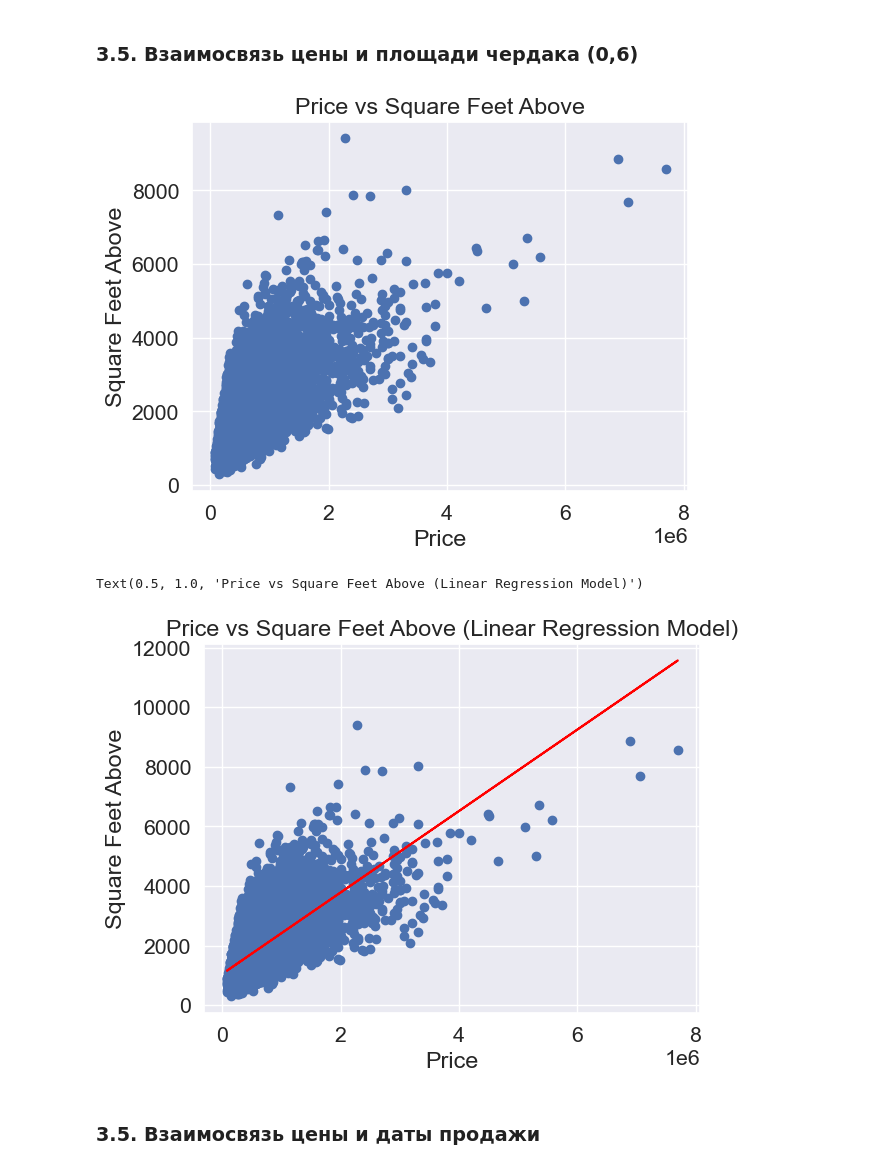
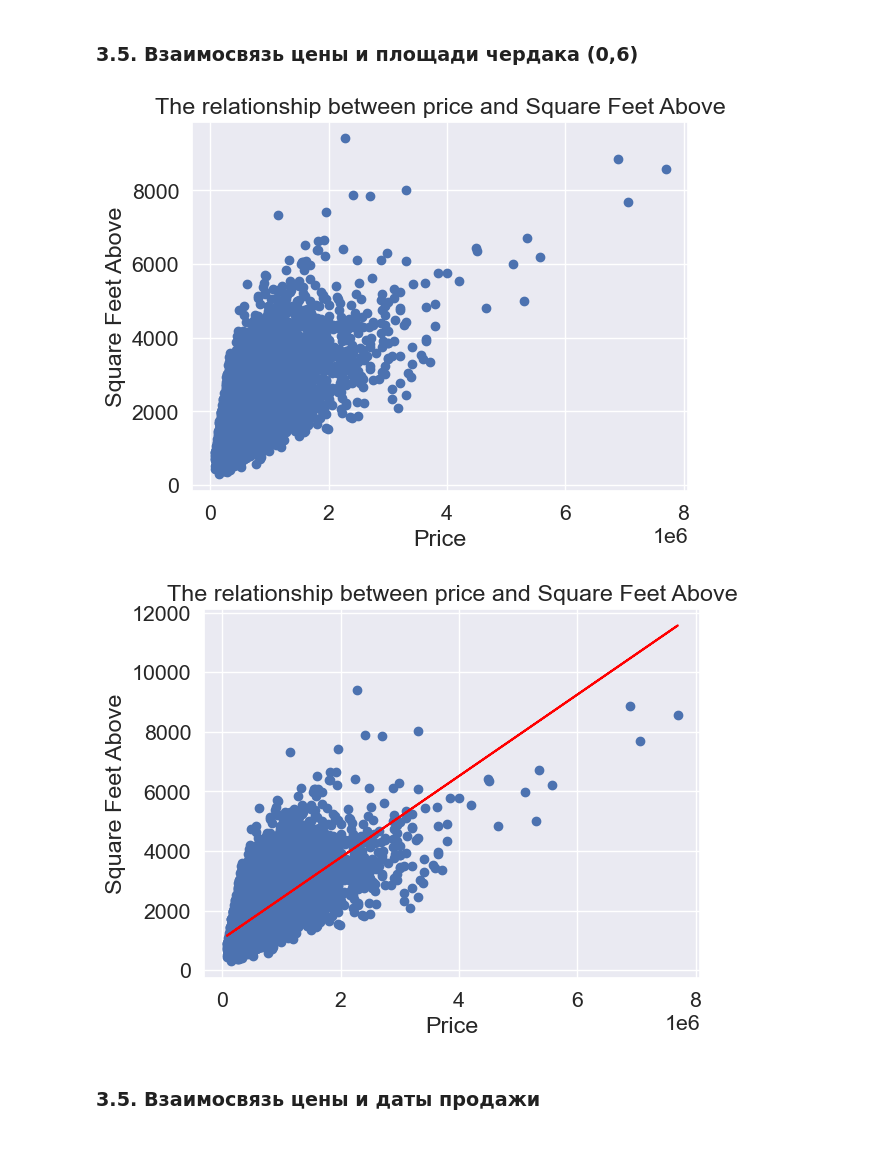
Before and after one commit to NadezhdaGruzdeva/Python-for-analysts, a Jupyter notebook: HW4.ipynb, the cells around one changed output. Cells and saved outputs as stored; diff of their text form; code cells hidden in the pictures.

```diff
--- a/HW4.ipynb
+++ b/HW4.ipynb
@@ -582,12 +585,11 @@ ax.set_ylim(ymin = 0);
 # %%
 # Plot the relationship between price and sqft_above
 plt.scatter(df['price'], df['sqft_above'])
 plt.xlabel('Price')
 plt.ylabel('Square Feet Above')
-plt.title('Price vs Square Feet Above')
-plt.show()
+plt.title('The relationship between price and Square Feet Above');
 # %% [output]
-[figure, old version]
+[figure, new version]
 # %%
 # Fit a linear regression model
 model = LinearRegression()
@@ -601,10 +603,9 @@ plt.scatter(X, y)   # plot the data points
 plt.plot(X, predictions, color='red')   # plot the regression line
 plt.xlabel('Price')   # label x-axis
 plt.ylabel('Square Feet Above')   # label y-axis
-plt.title('Price vs Square Feet Above (Linear Regression Model)')   # title of plot    plt.show()
+plt.title('The relationship between price and Square Feet Above');
 # %% [output]
-Text(0.5, 1.0, 'Price vs Square Feet Above (Linear Regression Model)')
-[figure, old version]
+[figure, new version]
 # %% [markdown]
 ### 3.5. Взаимосвязь цены и даты продажи
 # %%
```
Also changed, not shown: parts of 28 cells of this notebook.
